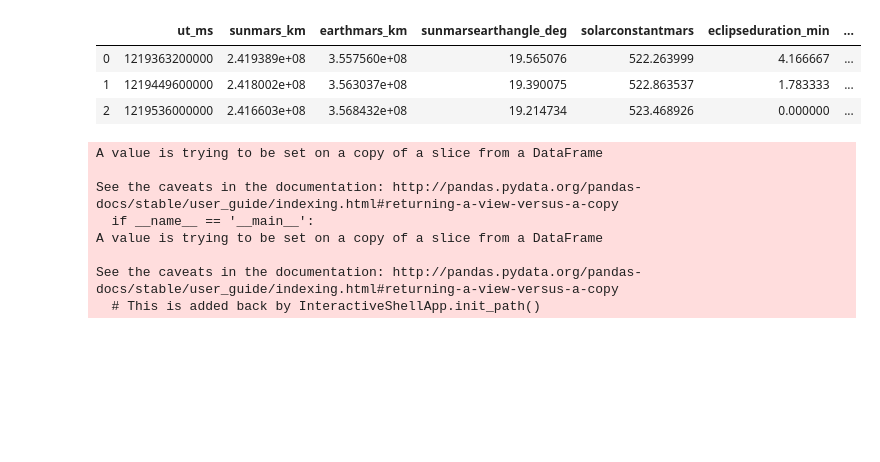
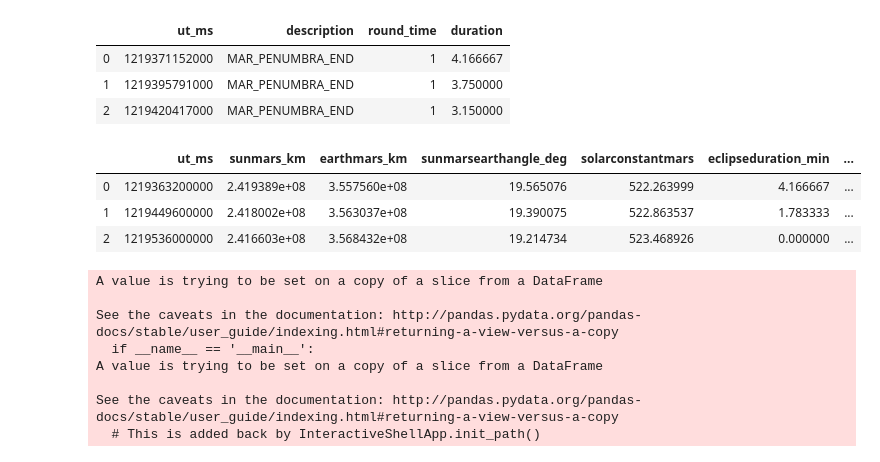
Before and after one commit to baoxingwang/Project_one_Group4, a Jupyter notebook: ipnb files/Mars_project.ipynb, the cells around one changed output. Saved outputs shown, nothing was run; the diff lists cells and outputs as text; code cells hidden in the pictures; blank space fills up the shorter version.

```diff
--- a/ipnb files/Mars_project.ipynb
+++ b/ipnb files/Mars_project.ipynb
@@ -182,3 +155,12 @@ data_full_df
+# %%
+# add "duration" to event _filter_df
+event_filter_df['duration'] = duration
+event_filter_df.head(3)
+# %% [output]
+|  | ut_ms | description | round_time | duration |
+| 0 | 1219371152000 | MAR_PENUMBRA_END | 1 | 4.166667 |
+| 1 | 1219395791000 | MAR_PENUMBRA_END | 1 | 3.750000 |
+| 2 | 1219420417000 | MAR_PENUMBRA_END | 1 | 3.150000 |
 # %%
 #round down the data_full_df
 
```
Also changed, not shown: parts of 23 cells of this notebook, 3 other files.
